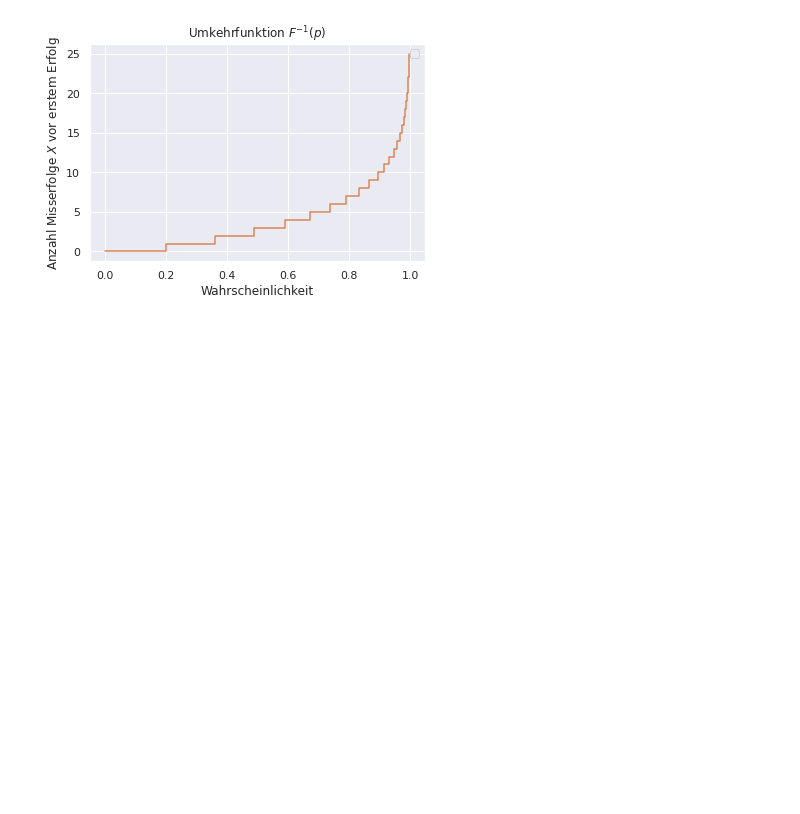
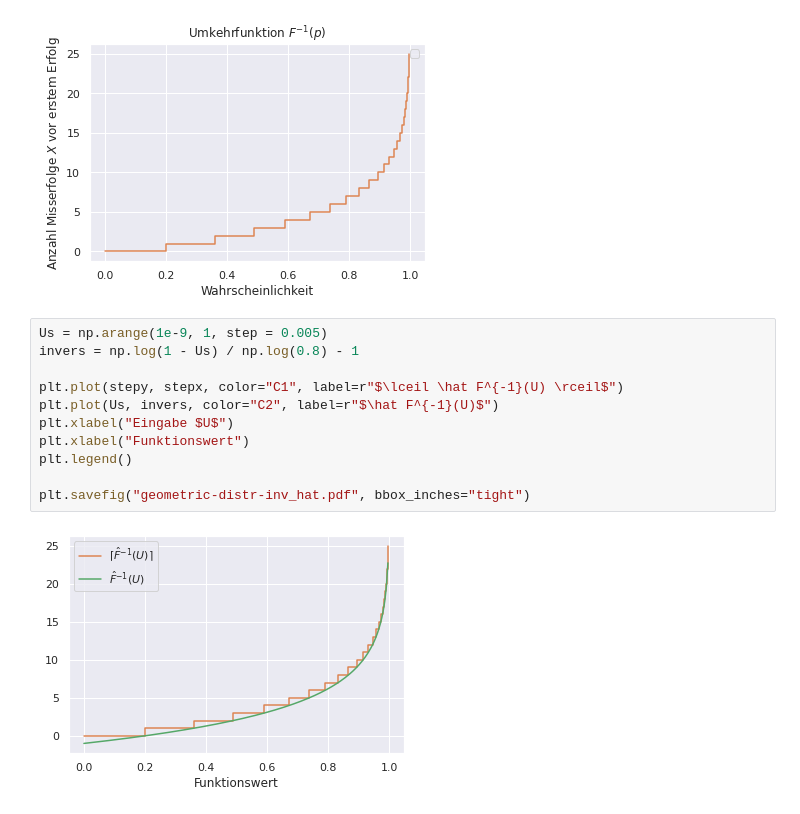
Before and after one commit to manpen/netsci, a Jupyter notebook: data/geometric-distr.ipynb, the cells around one changed output. Saved outputs shown, nothing was run; the diff lists cells and outputs as text; blank space fills up the shorter version.

```diff
--- a/data/geometric-distr.ipynb
+++ b/data/geometric-distr.ipynb
@@ -44,3 +44,16 @@ plt.savefig("geometric-distr-inv.pdf", bbox_inches="tight")
 # %% [output]
 No artists with labels found to put in legend.  Note that artists whose label start with an underscore are ignored when legend() is called with no argument.
 [figure]
+# %%
+Us = np.arange(1e-9, 1, step = 0.005)
+invers = np.log(1 - Us) / np.log(0.8) - 1
+
+plt.plot(stepy, stepx, color="C1", label=r"$\lceil \hat F^{-1}(U) \rceil$")
+plt.plot(Us, invers, color="C2", label=r"$\hat F^{-1}(U)$")
+plt.xlabel("Eingabe $U$")
+plt.xlabel("Funktionswert")
+plt.legend()
+
+plt.savefig("geometric-distr-inv_hat.pdf", bbox_inches="tight")
+# %% [output]
+[figure, added]
```
Also changed, not shown: 2 other files.
